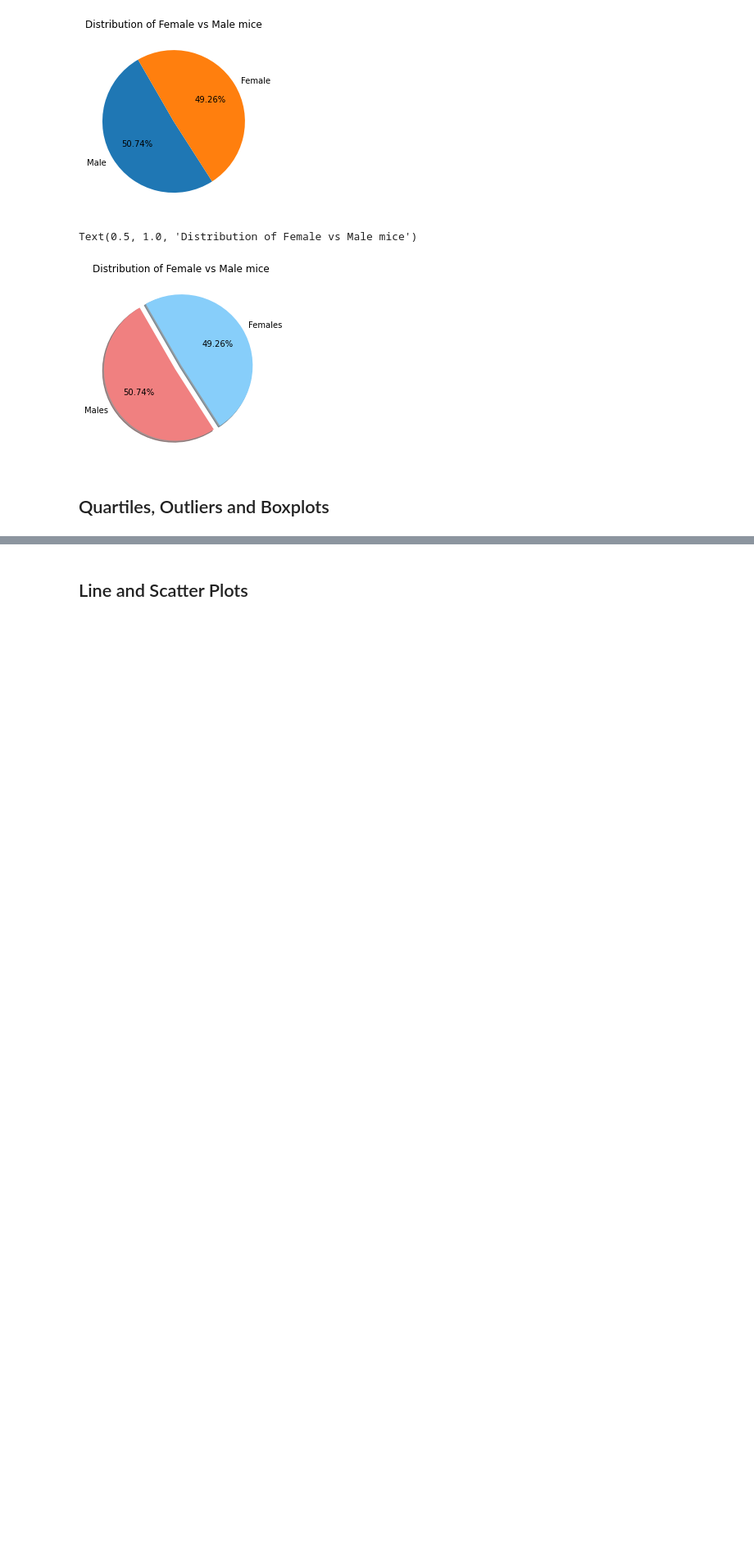
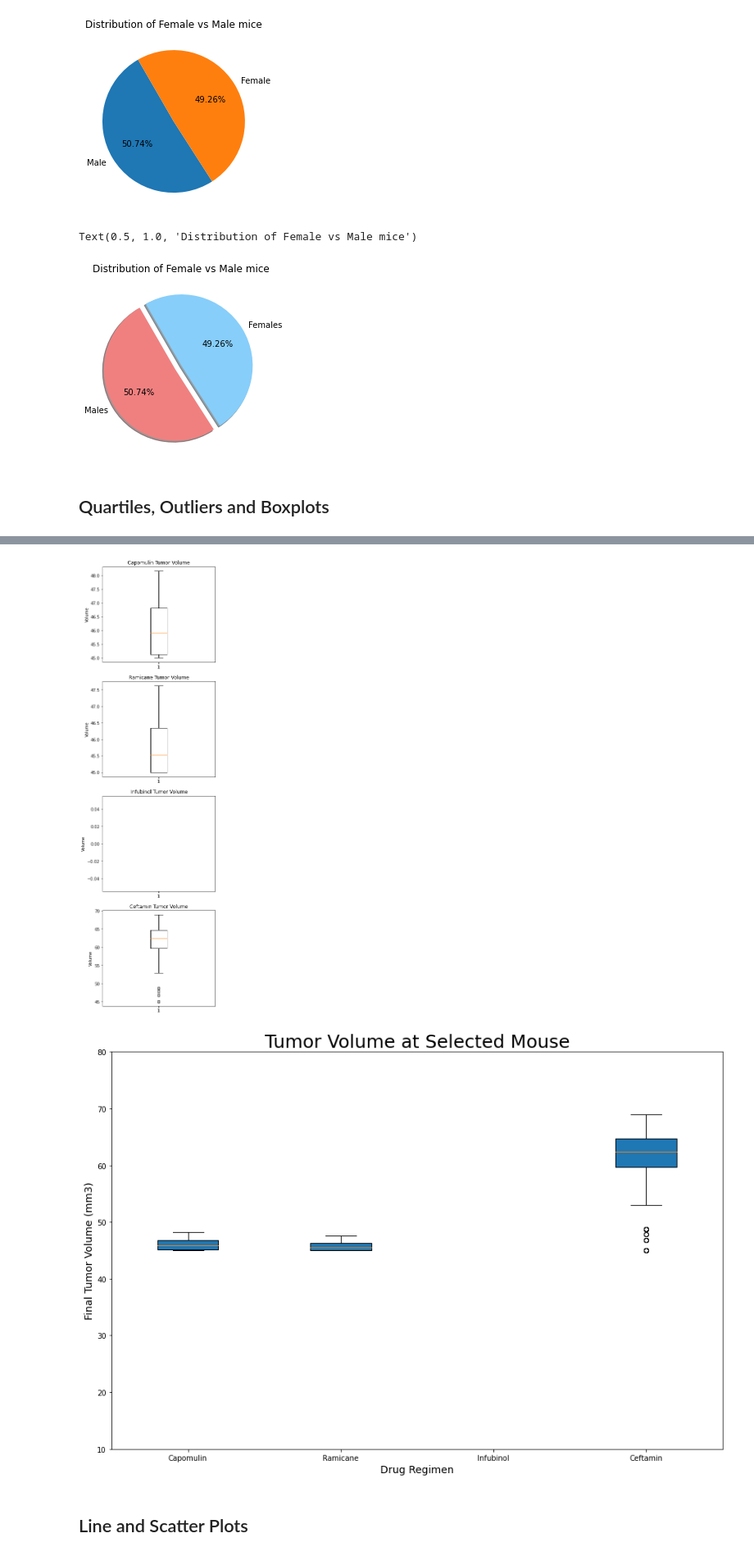
Before and after one commit to ecosterlund/matplotlib-challenge, a Jupyter notebook: Pymaceuticals/pymaceuticals_starter.ipynb, the cells around one changed output, grey strips where cells are left out. Shown: that part at 82% size. Saved outputs shown, nothing was run; the diff lists cells and outputs as text; code cells hidden in the pictures; blank space fills up the shorter version.

```diff
--- a/Pymaceuticals/pymaceuticals_starter.ipynb
+++ b/Pymaceuticals/pymaceuticals_starter.ipynb
@@ -296,2 +295,47 @@ NameError: name 'times' is not defined
+# %%
+#This Drop NA was added because
+refined_treatment_df = refined_treatment_df.dropna()
+# Generate a box plot of the final tumor volume of each mouse across four regimens of interest
+capomulin = refined_treatment_df[refined_treatment_df['Drug Regimen'] == 'Capomulin']
+ramicane = refined_treatment_df[refined_treatment_df['Drug Regimen'] == 'Ramicane']
+infubinol = refined_treatment_df[refined_treatment_df['Drug Regimen'] == 'Infubinol']
+ceftamin = refined_treatment_df[refined_treatment_df['Drug Regimen'] == 'Ceftamin']
+# set the different drug studies
+# for the boxplots
+capomulin_tumors = capomulin['Final Tumor Volume']
+ramicane_tumors = ramicane['Final Tumor Volume']
+infubinol_tumors = infubinol['Final Tumor Volume']
+ceftamin_tumors = ceftamin['Final Tumor Volume']
+fig1, (ax1, ax2, ax3, ax4) = plt.subplots(nrows = 4, figsize=(5,20))
+# Capomulin
+ax1.set_title("Capomulin Tumor Volume")
+ax1.set_ylabel("Volume")
+ax1.boxplot(capomulin_tumors)
+# Ramicane
+ax2.set_title("Ramicane Tumor Volume")
+ax2.set_ylabel("Volume")
+ax2.boxplot(ramicane_tumors)
+# Infubinol
+ax3.set_title("Infubinol Tumor Volume")
+ax3.set_ylabel("Volume")
+ax3.boxplot(infubinol_tumors)
+# Ceftamin
+ax4.set_title("Ceftamin Tumor Volume")
+ax4.set_ylabel("Volume")
+ax4.boxplot(ceftamin_tumors)
+plt.show()
+
+data_to_plot = [capomulin_tumors, ramicane_tumors, infubinol_tumors, ceftamin_tumors]
+Regimen= ['Capomulin', 'Ramicane', 'Infubinol','Ceftamin']
+fig1, ax1 = plt.subplots(figsize=(15, 10))
+ax1.set_title('Tumor Volume at Selected Mouse',fontsize =25)
+ax1.set_ylabel('Final Tumor Volume (mm3)',fontsize = 14)
+ax1.set_xlabel('Drug Regimen',fontsize = 14)
+ax1.boxplot(data_to_plot, labels=Regimen, widths = 0.4, patch_artist=True,vert=True)
+plt.ylim(10, 80)
+plt.show()
+# %% [output]
+[figure, added]
+[figure, added]
 # %% [markdown]
 ## Line and Scatter Plots
```
Also changed, not shown: parts of 11 cells of this notebook.
